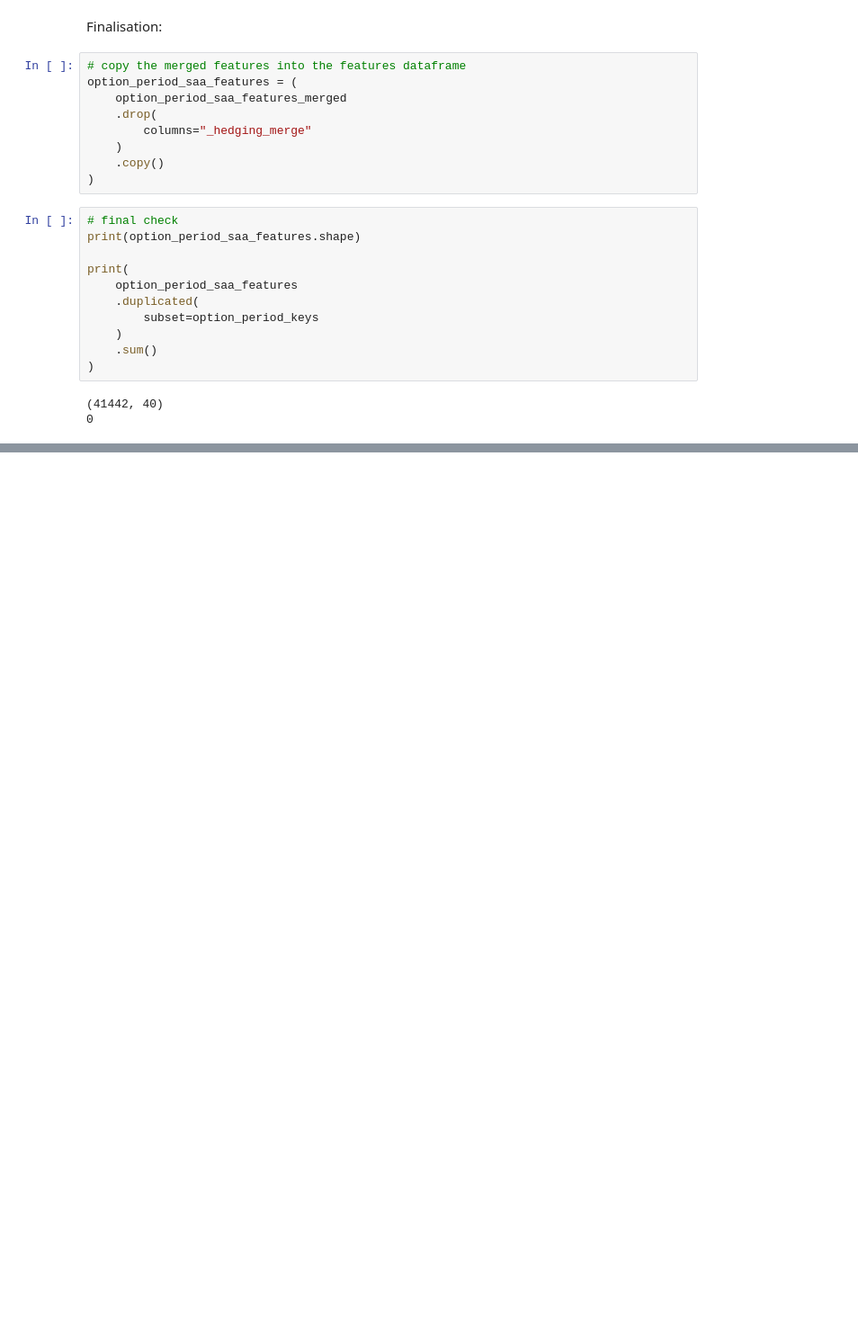
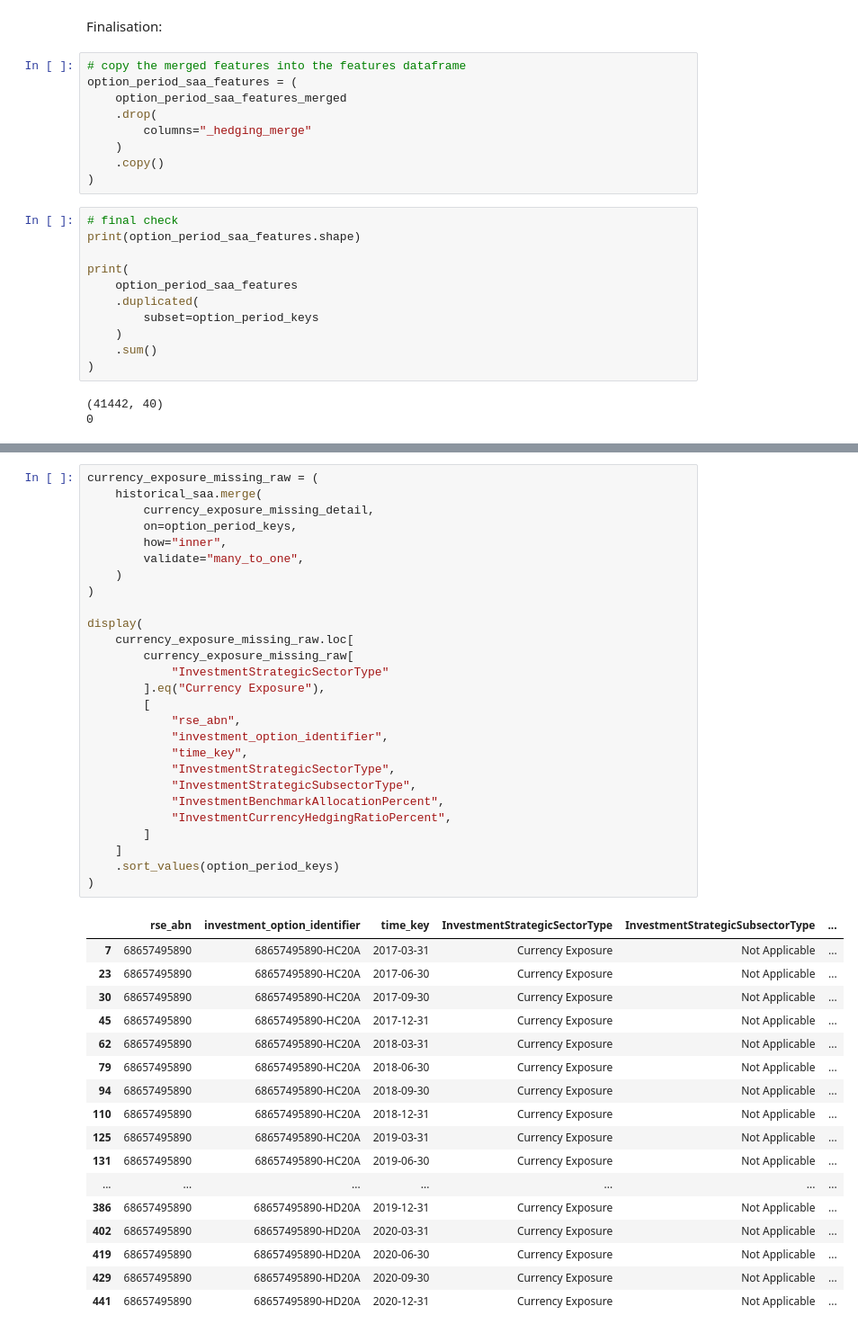
Before and after one commit to terra9/superannuation-performance-early-warning, a Jupyter notebook: notebooks/apra_data_audit.ipynb, the cells around one changed output, grey strips where cells are left out. Shown at 90% size. Saved outputs shown, nothing was run; the diff lists cells and outputs as text; blank space fills up the shorter version.

```diff
--- a/notebooks/apra_data_audit.ipynb
+++ b/notebooks/apra_data_audit.ipynb
@@ -7856,0 +8086,45 @@ print(
+# %%
+currency_exposure_missing_raw = (
+    historical_saa.merge(
+        currency_exposure_missing_detail,
+        on=option_period_keys,
+        how="inner",
+        validate="many_to_one",
+    )
+)
+
+display(
+    currency_exposure_missing_raw.loc[
+        currency_exposure_missing_raw[
+            "InvestmentStrategicSectorType"
+        ].eq("Currency Exposure"),
+        [
+            "rse_abn",
+            "investment_option_identifier",
+            "time_key",
+            "InvestmentStrategicSectorType",
+            "InvestmentStrategicSubsectorType",
+            "InvestmentBenchmarkAllocationPercent",
+            "InvestmentCurrencyHedgingRatioPercent",
+        ]
+    ]
+    .sort_values(option_period_keys)
+)
+# %% [output]
+|  | rse_abn | investment_option_identifier | time_key | InvestmentStrategicSectorType | InvestmentStrategicSubsectorType | ... |
+| 7 | 68657495890 | 68657495890-HC20A | 2017-03-31 | Currency Exposure | Not Applicable | ... |
+| 23 | 68657495890 | 68657495890-HC20A | 2017-06-30 | Currency Exposure | Not Applicable | ... |
+| 30 | 68657495890 | 68657495890-HC20A | 2017-09-30 | Currency Exposure | Not Applicable | ... |
+| 45 | 68657495890 | 68657495890-HC20A | 2017-12-31 | Currency Exposure | Not Applicable | ... |
+| 62 | 68657495890 | 68657495890-HC20A | 2018-03-31 | Currency Exposure | Not Applicable | ... |
+| 79 | 68657495890 | 68657495890-HC20A | 2018-06-30 | Currency Exposure | Not Applicable | ... |
+| 94 | 68657495890 | 68657495890-HC20A | 2018-09-30 | Currency Exposure | Not Applicable | ... |
+| 110 | 68657495890 | 68657495890-HC20A | 2018-12-31 | Currency Exposure | Not Applicable | ... |
+| 125 | 68657495890 | 68657495890-HC20A | 2019-03-31 | Currency Exposure | Not Applicable | ... |
+| 131 | 68657495890 | 68657495890-HC20A | 2019-06-30 | Currency Exposure | Not Applicable | ... |
+| ... | ... | ... | ... | ... | ... | ... |
+| 386 | 68657495890 | 68657495890-HD20A | 2019-12-31 | Currency Exposure | Not Applicable | ... |
+| 402 | 68657495890 | 68657495890-HD20A | 2020-03-31 | Currency Exposure | Not Applicable | ... |
+| 419 | 68657495890 | 68657495890-HD20A | 2020-06-30 | Currency Exposure | Not Applicable | ... |
+| 429 | 68657495890 | 68657495890-HD20A | 2020-09-30 | Currency Exposure | Not Applicable | ... |
+| 441 | 68657495890 | 68657495890-HD20A | 2020-12-31 | Currency Exposure | Not Applicable | ... |
```
Also changed, not shown: parts of 23 cells of this notebook.
